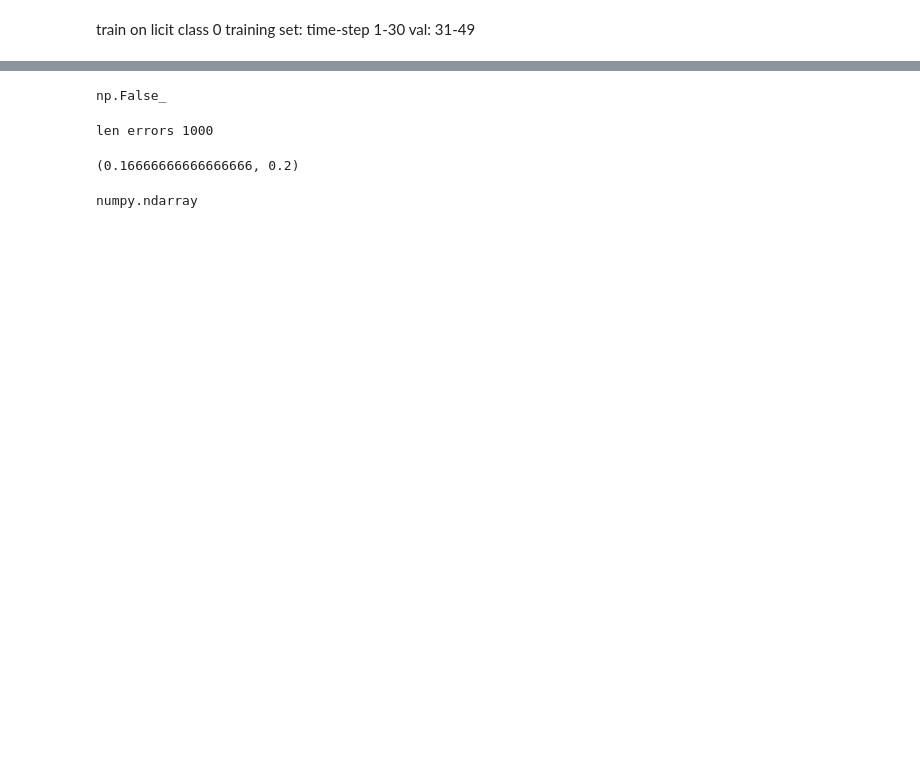
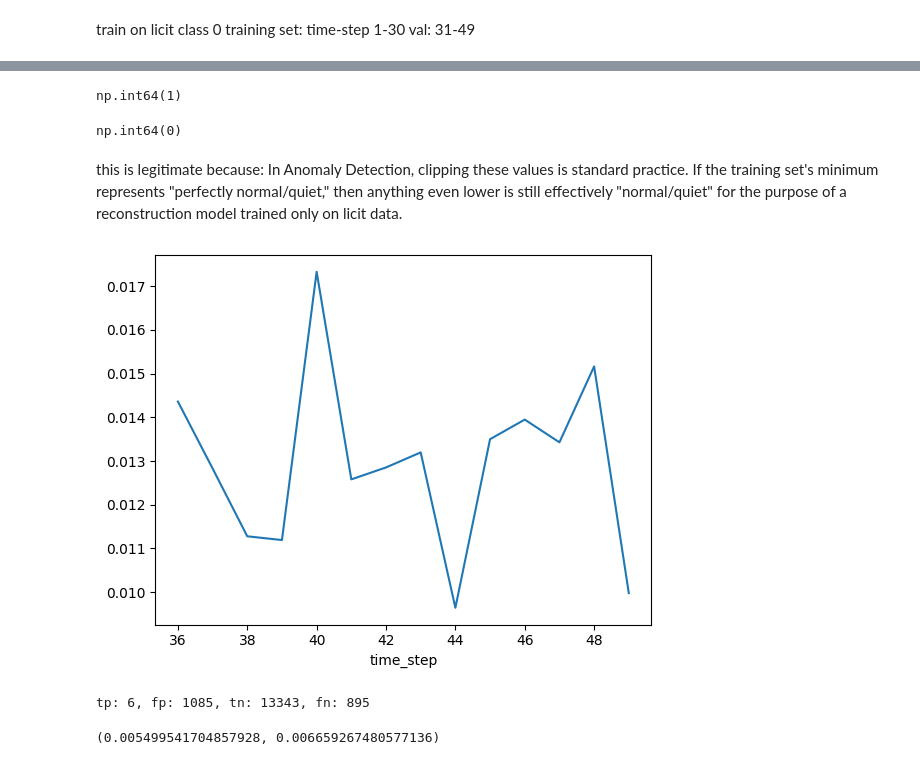
Before and after one commit to triggertiger/Elliptic, a Jupyter notebook: 02_data_preparation.ipynb, the cells around one changed output, grey strips where cells are left out. Drawn from its saved outputs; the diff is of its cells as text; code cells hidden in the pictures; blank space fills up the shorter version.

```diff
--- a/02_data_preparation.ipynb
+++ b/02_data_preparation.ipynb
@@ -184,8 +237,7 @@ X_train_raw = train_df_sample.drop(columns=metadata_cols)
 X_test_raw = test_df_sample.drop(columns=metadata_cols)
 # %%
 train_mins = X_train_raw.min()
-test_mins = X_test_raw.min()
-X_train_pos = (X_train_raw - train_mins) + 1.0
-X_test_pos = (X_test_raw - test_mins) + 1.0
-X_train_pos =  np.maximum(X_train_pos, 1e-12)
-X_test_pos = np.maximum(X_test_pos, 1e-12)
+X_train_nn = (X_train_raw - train_mins) + 1.0
+X_test_nn = (X_test_raw - train_mins) + 1.0
+X_train_nn =  np.maximum(X_train_nn, 1e-12) # almost 0 to avoid rounding errors
+X_test_nn = np.maximum(X_test_nn, 1e-12)
@@ -192,15 +249,24 @@ X_test_pos = np.maximum(X_test_pos, 1e-12)
 # %%
 
-# Step B: Log Transform (CRITICAL for power-law data like Bitcoin)
-X_train_log = np.log1p(X_train_pos)
-X_test_log = np.log1p(X_test_pos)
+# Step B: Log Transform
+X_train_log = np.log1p(X_train_nn)
+X_test_log = np.log1p(X_test_nn)
 # %%
 
-scaler = MinMaxScaler()
-X_train = scaler.fit_transform(X_train_log)
-X_test = scaler.transform(X_test_log)
+scaler = MinMaxScaler(feature_range=(0,1))
+X_train_minmax = scaler.fit_transform(X_train_log)
+X_test_minmax = scaler.transform(X_test_log)
 # %%
-(X_train < 0).any().any()
+(X_test_minmax < 0).any().sum()
 # %% [output]
-np.False_
+np.int64(1)
+# %%
+X_train_minmax = np.maximum(X_train_minmax, 0)
+X_test_minmax = np.maximum(X_test_minmax, 0)
+(X_test_minmax < 0).any().sum()
+# %% [output]
+np.int64(0)
+# %% [markdown]
+this is legitimate because:
+In Anomaly Detection, clipping these values is standard practice. If the training set's minimum represents "perfectly normal/quiet," then anything even lower is still effectively "normal/quiet" for the purpose of a reconstruction model trained only on licit data.
 # %%
@@ -208,15 +274,14 @@ np.False_
 # %%
-nmf, H, W_test, preds = model_test_orchestrator(X_train, X_test, test_df=test_df_sample, rank=16)
-precision, recall = conf_matrix_maker(preds)
-precision, recall
+nmf, H, W_test, preds = model_test_orchestrator(X_train_minmax, X_test_minmax, test_df=test_df_sample, rank=16)
 # %% [output]
-len errors 1000
-(0.16666666666666666, 0.2)
+[figure, added]
+# %%
+precision, recall = conf_matrix_maker(preds)
+precision, recall
+# %% [output]
+tp: 6, fp: 1085, tn: 13343, fn: 895
+(0.005499541704857928, 0.006659267480577136)
 # %%
 # preds = model_test_orchestrator(X_train, X_test, rank=None)
 # precision, recall = conf_matrix_maker(preds)
-# %%
-type(X_train)
-# %% [output]
-numpy.ndarray
 # %%
```
Also changed, not shown: parts of 68 cells of this notebook, 1 other file.
